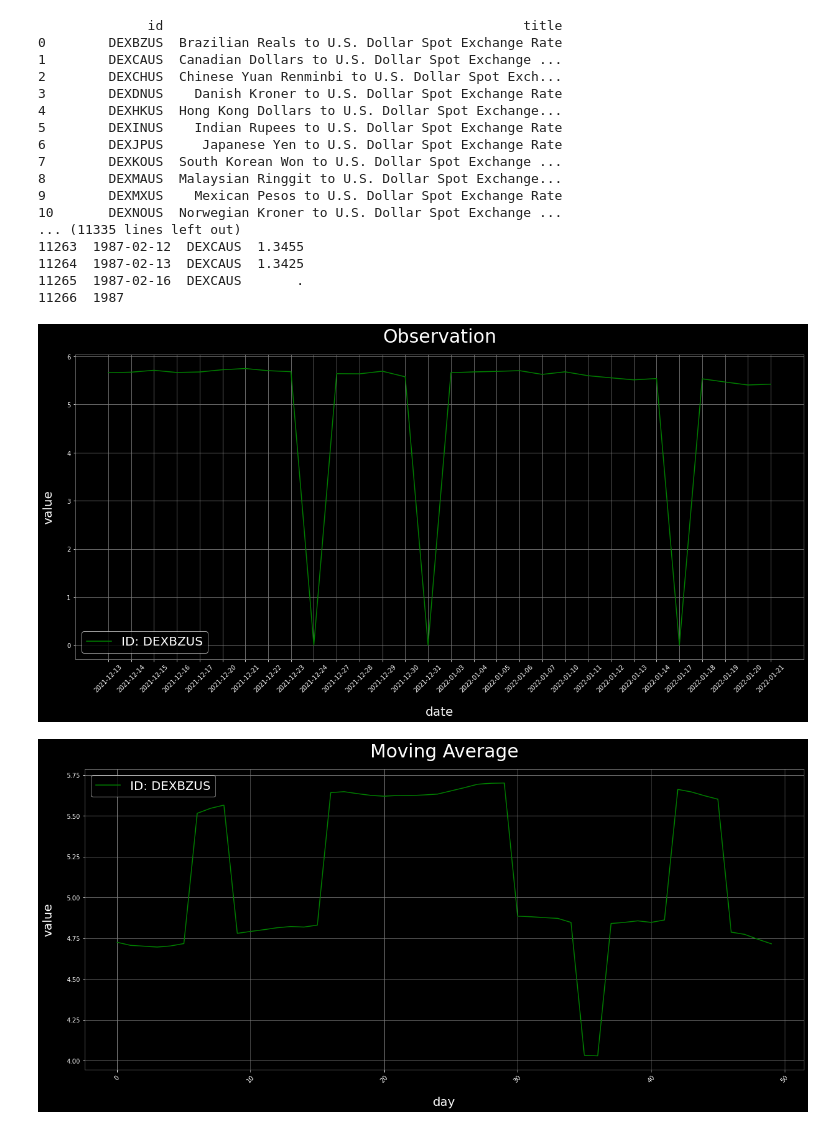
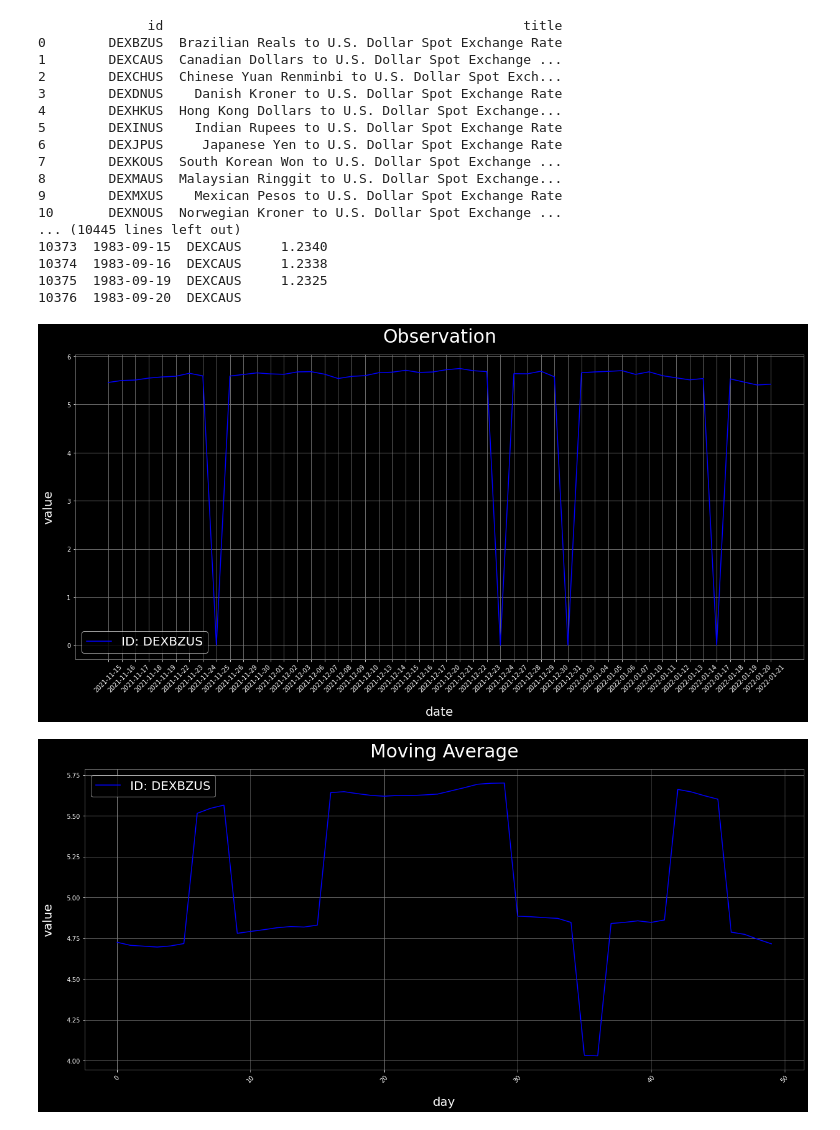
Before and after one commit to matt-merman/CPS, a Jupyter notebook: code/main.ipynb, the cells around one changed output. Cells and saved outputs as stored; diff of their text form; code cells hidden in the pictures.

Commit message:
case study completed + detailed on the rest

```diff
--- a/code/main.ipynb
+++ b/code/main.ipynb
@@ -11,8 +11,13 @@ URL_KEY = "&api_key=" + KEY + "&file_type=json"
 URL_BASE = "https://api.stlouisfed.org/fred/"
 
 ID_CATEGORY = 125
-ID_OBSERVATION = "DEXBZUS"
+ID_OBSERVATION = "GNPCA"
 DB = "./database.db"
+
+#costante usata per selezionare il numero di valori da graficare.
+#è importante che sia negativa! In quanto sono graficati gli ultimi dati
+#é usato anche nel calcolo della varinza tra serie, nel case study
+NUMBER_VALUE = -50
 # %%
 #Scaricare tutte le categorie a partire da una categoria data
 #(la struttura è ad albero e la categoria root ha id=0)
@@ -98,7 +101,7 @@ def insert_db(db_file, id, type, update):
         print("Wrong request!")
         return -1
 
-    if type == "category_children" or type == "category_related":
+    if type == "category_children":
 
         categories = json.json()["categories"]
         lenght = len(categories)
@@ -138,7 +141,7 @@ def insert_db(db_file, id, type, update):
 
     for index in range(lenght):
 
-        if type == "category_children" or type == "category_related":
+        if type == "category_children":
 
             category = categories[index]
 
@@ -214,7 +217,7 @@ def get_db(db_file, type, id):
     connection = connect_db(db_file)
     cursor = connection.cursor()
 
-    if type == "category_children" or type == "category_related":
+    if type == "category_children":
 
         cursor.execute(''' SELECT c.id, c.name, c.parent_id FROM categories c ORDER BY c.parent_id ASC ''')
         df = pd.DataFrame(cursor.fetchall(), columns=['id','name','parent_id'])
@@ -327,11 +330,11 @@ with pd.option_context('display.max_rows', None,
 8        DEXMAUS  Malaysian Ringgit to U.S. Dollar Spot Exchange...
 9        DEXMXUS    Mexican Pesos to U.S. Dollar Spot Exchange Rate
 10       DEXNOUS  Norwegian Kroner to U.S. Dollar Spot Exchange ...
-... (11335 lines left out)
-11263  1987-02-12  DEXCAUS  1.3455
-11264  1987-02-13  DEXCAUS  1.3425
-11265  1987-02-16  DEXCAUS       .
-11266  1987
+... (10445 lines left out)
+10373  1983-09-15  DEXCAUS     1.2340
+10374  1983-09-16  DEXCAUS     1.2338
+10375  1983-09-19  DEXCAUS     1.2325
+10376  1983-09-20  DEXCAUS
 # %%
 #Graficare l’andamento di una osservabile (se possibile)
 
@@ -362,24 +365,20 @@ def convert_string_float(array_string):
 
     return array_float
 
-def display_observation(id):
-
-    pd = get_db(DB, "observations", id)
-    x = pd['date'].tolist()
-    y = pd['value'].tolist()
-    y = convert_string_float(y)
+def display(x, y, title, id, x_label):
 
     with plt.rc_context(context):
 
         plt.figure(figsize=(21,9))
 
-        plt.plot(x[-30:], y[-30:], color=plot_color, label="ID: " + id)
-
-        plt.title("Observation", color=label_color, pad=text_pad, fontsize=title_fontsize)
+        plt.title(title, color=label_color, pad=text_pad, fontsize=title_fontsize)
         plt.grid(color=grid_color)
 
+        if y is not None: plt.plot(x[NUMBER_VALUE:], y[NUMBER_VALUE:], color="blue", label="ID: " + id)
+        else: plt.plot(x[NUMBER_VALUE:], color="blue", label="ID: " + id)
+
         plt.ylabel("value", color=label_color, fontsize=axes_fontsize, labelpad=text_pad)
-        plt.xlabel("date", color=label_color, fontsize=axes_fontsize, labelpad=text_pad)
+        plt.xlabel(x_label, color=label_color, fontsize=axes_fontsize, labelpad=text_pad)
         plt.xticks(rotation=45)
 
         #mp.savefig('chart_observation.png')
@@ -389,53 +388,42 @@ def display_observation(id):
 
         plt.show()
 
-    return plt
+def display_observation(id):
+
+    pd = get_db(DB, "observations", id)
+    x = pd['date'].tolist()
+    y = pd['value'].tolist()
+    y = convert_string_float(y)
+
+    display(x, y, "Observation", id, "date")
 
 #Graficare la media mobile (se possibile) di una osservabile a 𝑛 giorni (𝑛 parametro)
 def moving_average(input_array, day):
 
     list = convert_string_float(input_array)
 
     ret = []
     window = 0
 
     for i in range(day):
         window += list[i]
 
     for i in range(day, len(list)):
         ret.append(window / day)
         window = window + list[i] - list[i-day]
 
     return ret
 
 def display_moving_average(id, day):
 
     pd = get_db(DB, "observations", id)
     x = pd['value'].tolist()
     ma = moving_average(x, day)
 
-    with plt.rc_context(context):
-
-        plt.figure(figsize=(21,9))
-
-        plt.plot(ma[-50:], color=plot_color, label="ID: " + id)
-
-        plt.title("Moving Average", color=label_color, pad=text_pad, fontsize=title_fontsize)
-        plt.grid(color=grid_color)
-
-        plt.ylabel("value", color=label_color, fontsize=axes_fontsize, labelpad=text_pad)
-        plt.xlabel("day", color=label_color, fontsize=axes_fontsize, labelpad=text_pad)
-        plt.xticks(rotation=45)
-
-        #mp.savefig('chart_moving_average.png')
-
-        legend = plt.legend(fontsize=text_pad)
-        plt.setp(legend.get_texts(), color=label_color)
-
-        plt.show()
+    display(ma, None, "Moving Average", id, "day")
 
 display_observation(ID_OBSERVATION)
 display_moving_average(ID_OBSERVATION, 7)
 # %% [output]
-[figure, old version]
+[figure, new version]
-[figure, old version]
+[figure, new version]
```
Also changed, not shown: parts of 3 cells of this notebook, 1 other file.
